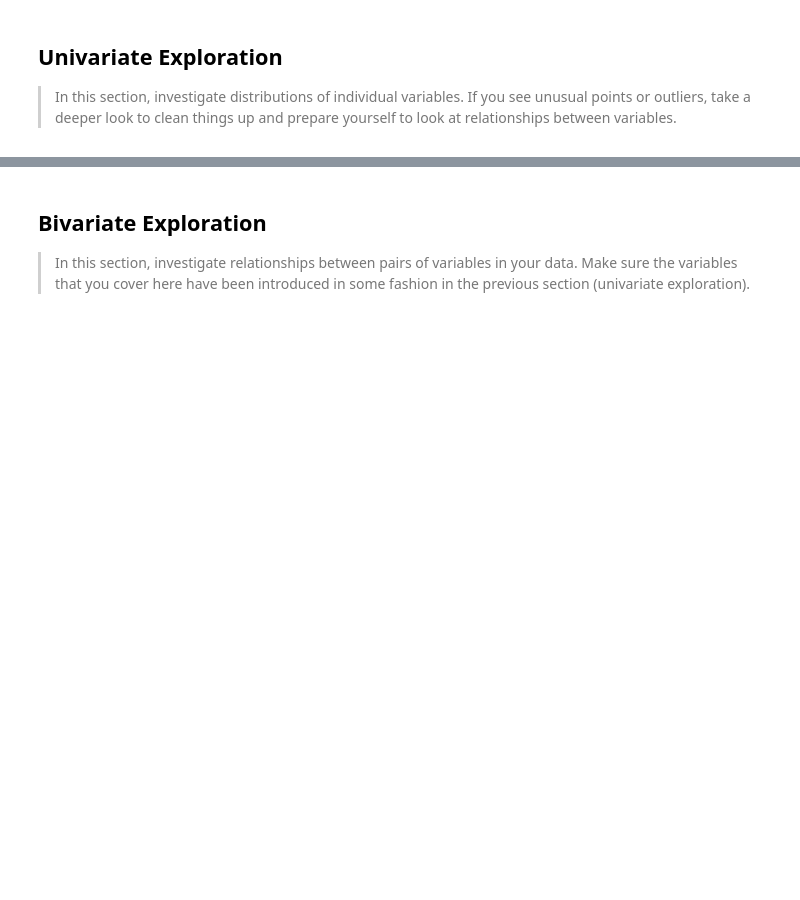
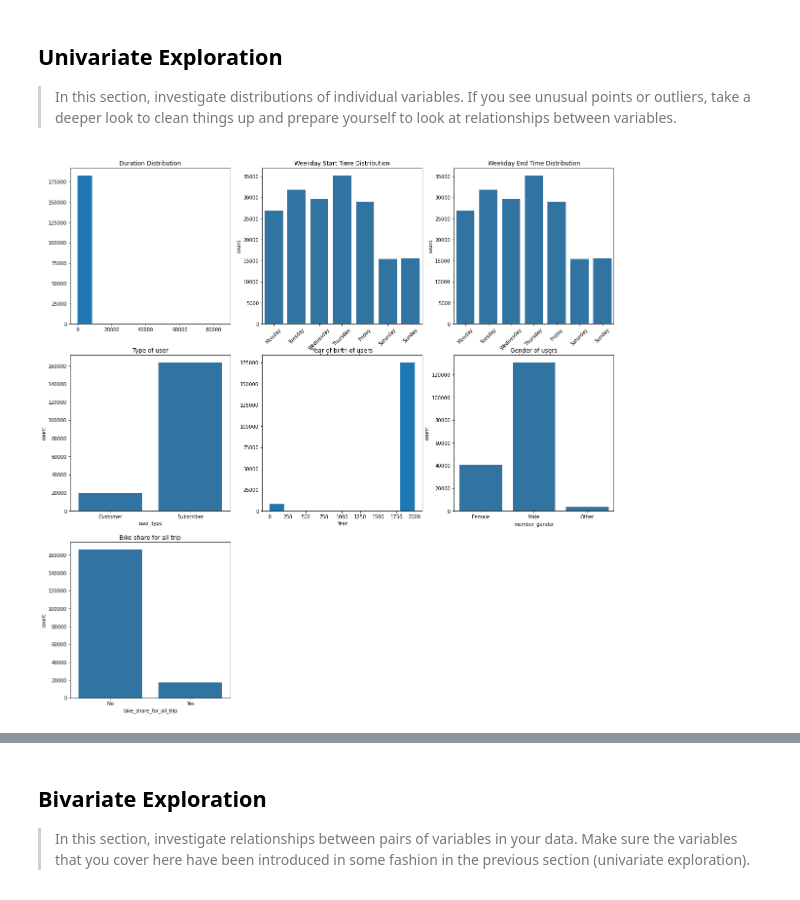
Before and after one commit to aingelmo/aingelmo.github.io, a Jupyter notebook: Project_5_Communicate-Data-Findings/exploration_template.ipynb, the cells around one changed output, grey strips where cells are left out. Drawn from its saved outputs; the diff is of its cells as text; code cells hidden in the pictures; blank space fills up the shorter version.

```diff
--- a/Project_5_Communicate-Data-Findings/exploration_template.ipynb
+++ b/Project_5_Communicate-Data-Findings/exploration_template.ipynb
@@ -124,3 +153,48 @@ and prepare yourself to look at relationships between variables.
 # %%
 #Set color
 base_color = sb.color_palette()[0]
+
+#Set Week Order
+week_order = ["Monday", "Tuesday", "Wednesday", "Thursday", "Friday", "Saturday", "Sunday"]
+# %%
+plt.figure(figsize=[20,20])
+
+#Duration plot
+plt.subplot(3,3,1)
+plt.hist(ford_clean["duration_sec"])
+plt.title("Duration Distribution");
+
+#Weekday start plot
+plt.subplot(3,3,2)
+sb.countplot(data=ford_clean, x="start_time_weekday", order=week_order, color=base_color)
+plt.xticks(rotation=45)
+plt.title("Weekday Start Time Distribution");
+
+#Weekday end plot
+plt.subplot(3,3,3)
+sb.countplot(data=ford_clean, x="end_time_weekday", order=week_order, color=base_color)
+plt.xticks(rotation=45)
+plt.title("Weekday End Time Distribution");
+
+#User type plot
+plt.subplot(3,3,4)
+sb.countplot(data=ford_clean, x="user_type", color=base_color)
+plt.title("Type of user");
+
+#Year of birth plot
+plt.subplot(3,3,5)
+plt.hist(ford_clean["member_birth_year"])
+plt.title("Year of birth of users")
+plt.xlabel("Year");
+
+#Gender of member plot
+plt.subplot(3,3,6)
+sb.countplot(data=ford_clean, x="member_gender", color=base_color)
+plt.title("Gender of users");
+
+#Bike sharing plot
+plt.subplot(3,3,7)
+sb.countplot(data=ford_clean, x="bike_share_for_all_trip", color=base_color)
+plt.title("Bike share for all trip");
+# %% [output]
+[figure, added]
```
Also changed, not shown: parts of 19 cells of this notebook.
